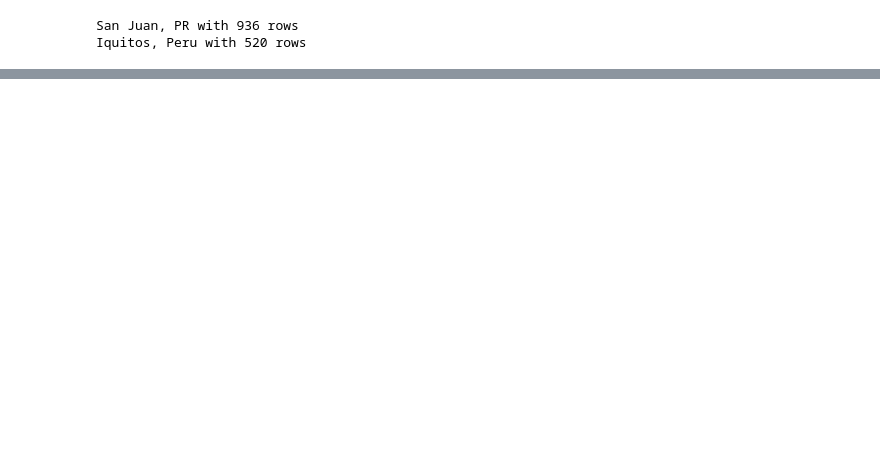
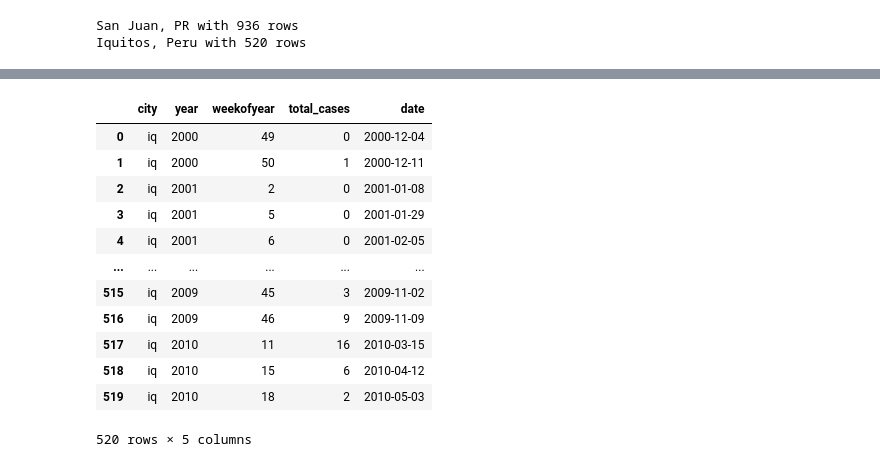
Before and after one commit to samlafell/mlops_zoomcamp_sam, a Jupyter notebook: 07-project/notebooks/explore.ipynb, the cells around one changed output, grey strips where cells are left out. Cells and saved outputs as stored; diff of their text form; code cells hidden in the pictures; blank space fills up the shorter version.

```diff
--- a/07-project/notebooks/explore.ipynb
+++ b/07-project/notebooks/explore.ipynb
@@ -53,0 +166,43 @@ Iquitos, Peru with 520 rows
+# %%
+# Assume df is your DataFrame, which has been created using Polars.
+
+# Convert the Polars DataFrame to a Pandas DataFrame
+city = 'iq'
+city_dengue = training_labels.filter(pl.col('city') == city).unique()
+df_pandas = city_dengue.to_pandas()
+
+# Define a function to convert year and week of the year to a date
+def weekyear_to_date(year, week):
+    d = datetime(year, 1, 1)
+    if d.weekday() <= 3:
+        d = d - timedelta(d.weekday())
+    else:
+        d = d + timedelta(7 - d.weekday())
+    d = d + timedelta(days=(week-1)*7)
+    return d
+
+# Create a new 'date' column using the function
+df_pandas['date'] = df_pandas.apply(lambda row: weekyear_to_date(row['year'], row['weekofyear']), axis=1)
+df_pandas
+
+# Now, you can use Plotly Express to create the line graph
+fig = px.line(df_pandas, x="date", y="total_cases", title='Line Graph: Target Variable by Date',
+              labels={'date': 'Date',
+                      'total_cases': f'Dengue Cases By Year in {"San Juan, PR" if city == "sj" else "Iquitos, Perú"}'})
+
+# Display the figure
+fig.show()
+# %% [output]
+|  | city | year | weekofyear | total_cases | date |
+| 0 | iq | 2000 | 49 | 0 | 2000-12-04 |
+| 1 | iq | 2000 | 50 | 1 | 2000-12-11 |
+| 2 | iq | 2001 | 2 | 0 | 2001-01-08 |
+| 3 | iq | 2001 | 5 | 0 | 2001-01-29 |
+| 4 | iq | 2001 | 6 | 0 | 2001-02-05 |
+| ... | ... | ... | ... | ... | ... |
+| 515 | iq | 2009 | 45 | 3 | 2009-11-02 |
+| 516 | iq | 2009 | 46 | 9 | 2009-11-09 |
+| 517 | iq | 2010 | 11 | 16 | 2010-03-15 |
+| 518 | iq | 2010 | 15 | 6 | 2010-04-12 |
+| 519 | iq | 2010 | 18 | 2 | 2010-05-03 |
+520 rows × 5 columns
```
Also changed, not shown: parts of 9 cells of this notebook, 2 other files.
